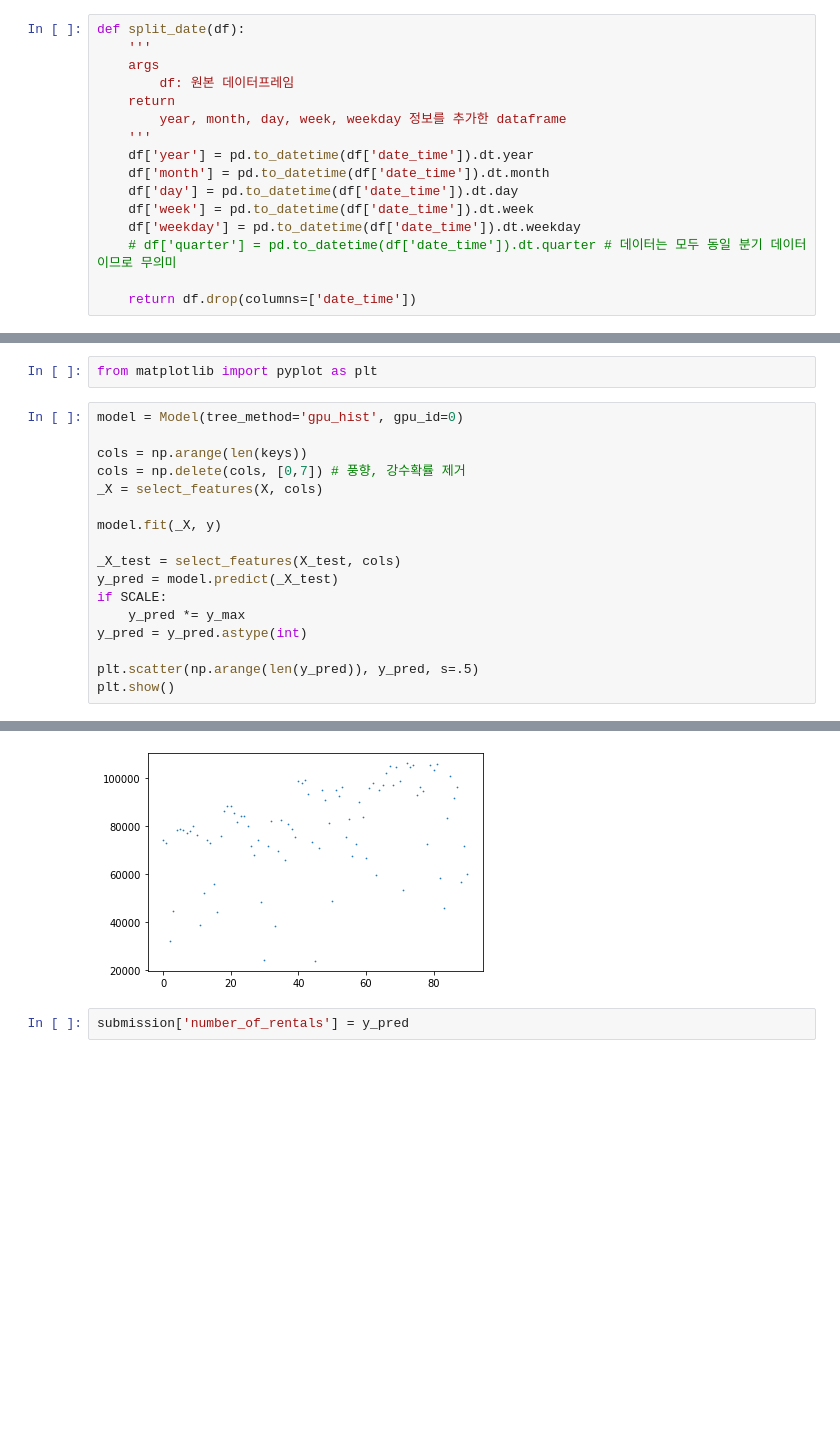
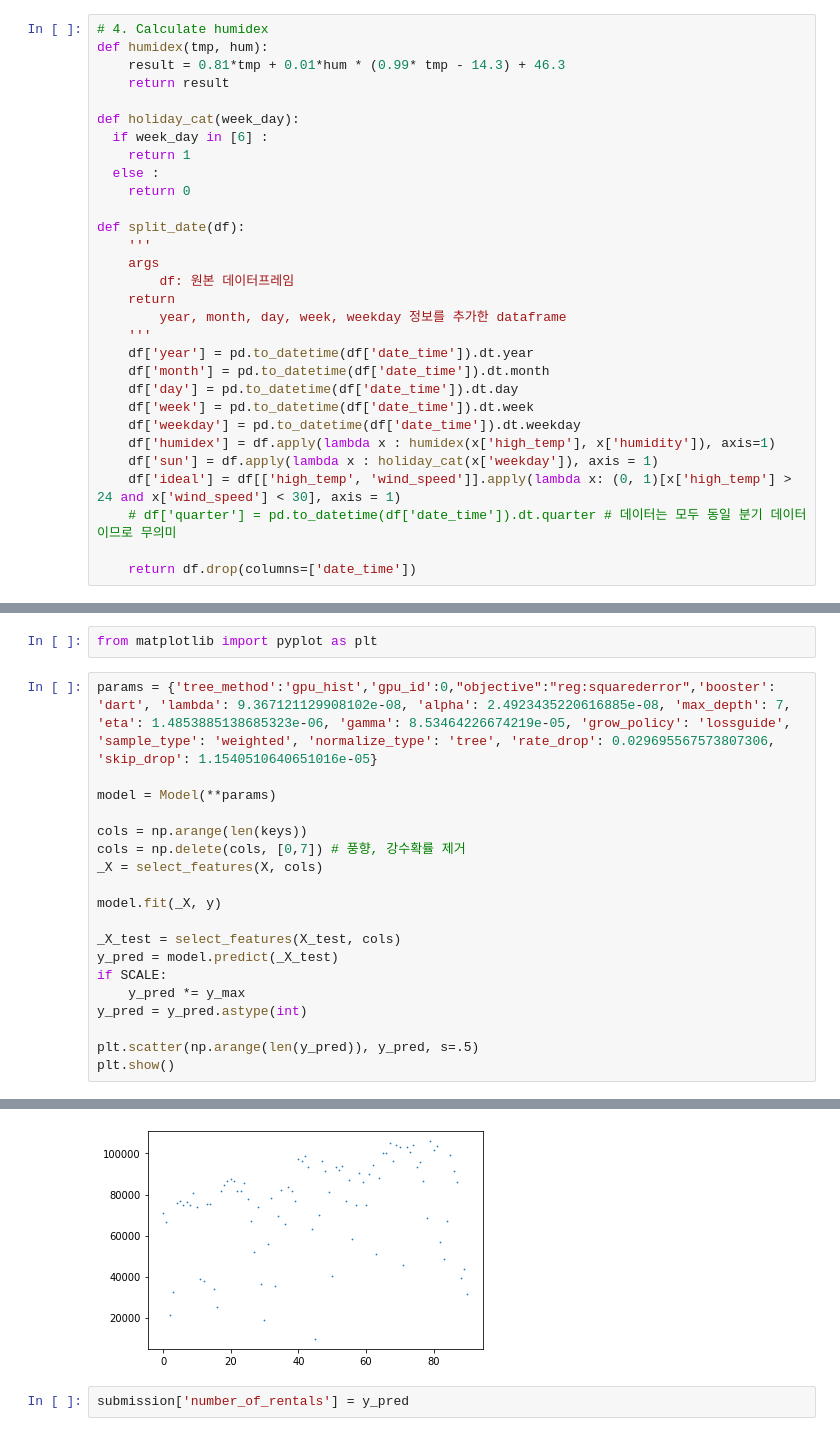
Before and after one commit to davetpj/kaggle, a Jupyter notebook: dacon/bicycle/xgb.ipynb, the cells around one changed output, grey strips where cells are left out. Saved outputs shown, nothing was run; the diff lists cells and outputs as text; blank space fills up the shorter version.

```diff
--- a/dacon/bicycle/xgb.ipynb
+++ b/dacon/bicycle/xgb.ipynb
@@ -53,6 +77,17 @@ trainset = pd.read_csv('/content/drive/MyDrive/gh/kaggle/dacon/bicycle/dataset/t
 testset = pd.read_csv('/content/drive/MyDrive/gh/kaggle/dacon/bicycle/dataset/test.csv')
 submission = pd.read_csv('/content/drive/MyDrive/gh/kaggle/dacon/bicycle/dataset/sample_submission.csv')
 # %%
+# 4. Calculate humidex
+def humidex(tmp, hum):
+    result = 0.81*tmp + 0.01*hum * (0.99* tmp - 14.3) + 46.3
+    return result
+
+def holiday_cat(week_day):
+  if week_day in [6] :
+    return 1
+  else :
+    return 0
+
 def split_date(df):
     '''
     args
@@ -65,6 +100,9 @@ def split_date(df):
     df['day'] = pd.to_datetime(df['date_time']).dt.day
     df['week'] = pd.to_datetime(df['date_time']).dt.week
     df['weekday'] = pd.to_datetime(df['date_time']).dt.weekday
+    df['humidex'] = df.apply(lambda x : humidex(x['high_temp'], x['humidity']), axis=1)
+    df['sun'] = df.apply(lambda x : holiday_cat(x['weekday']), axis = 1)
+    df['ideal'] = df[['high_temp', 'wind_speed']].apply(lambda x: (0, 1)[x['high_temp'] > 24 and x['wind_speed'] < 30], axis = 1)
     # df['quarter'] = pd.to_datetime(df['date_time']).dt.quarter # 데이터는 모두 동일 분기 데이터이므로 무의미
 
     return df.drop(columns=['date_time'])
@@ -193,7 +302,9 @@ week, weekday, 0.2203 (min 0.2191)
 # %%
 from matplotlib import pyplot as plt
 # %%
-model = Model(tree_method='gpu_hist', gpu_id=0)
+params = {'tree_method':'gpu_hist','gpu_id':0,"objective":"reg:squarederror",'booster': 'dart', 'lambda': 9.367121129908102e-08, 'alpha': 2.4923435220616885e-08, 'max_depth': 7, 'eta': 1.4853885138685323e-06, 'gamma': 8.53464226674219e-05, 'grow_policy': 'lossguide', 'sample_type': 'weighted', 'normalize_type': 'tree', 'rate_drop': 0.029695567573807306, 'skip_drop': 1.1540510640651016e-05}
+
+model = Model(**params)
 
 cols = np.arange(len(keys))
 cols = np.delete(cols, [0,7]) # 풍향, 강수확률 제거
@@ -214,4 +324,4 @@ plt.show()
-[figure, old version]
+[figure, new version]
 # %%
 submission['number_of_rentals'] = y_pred
 # %%
```
Also changed, not shown: parts of 10 cells of this notebook, 10 other files.
